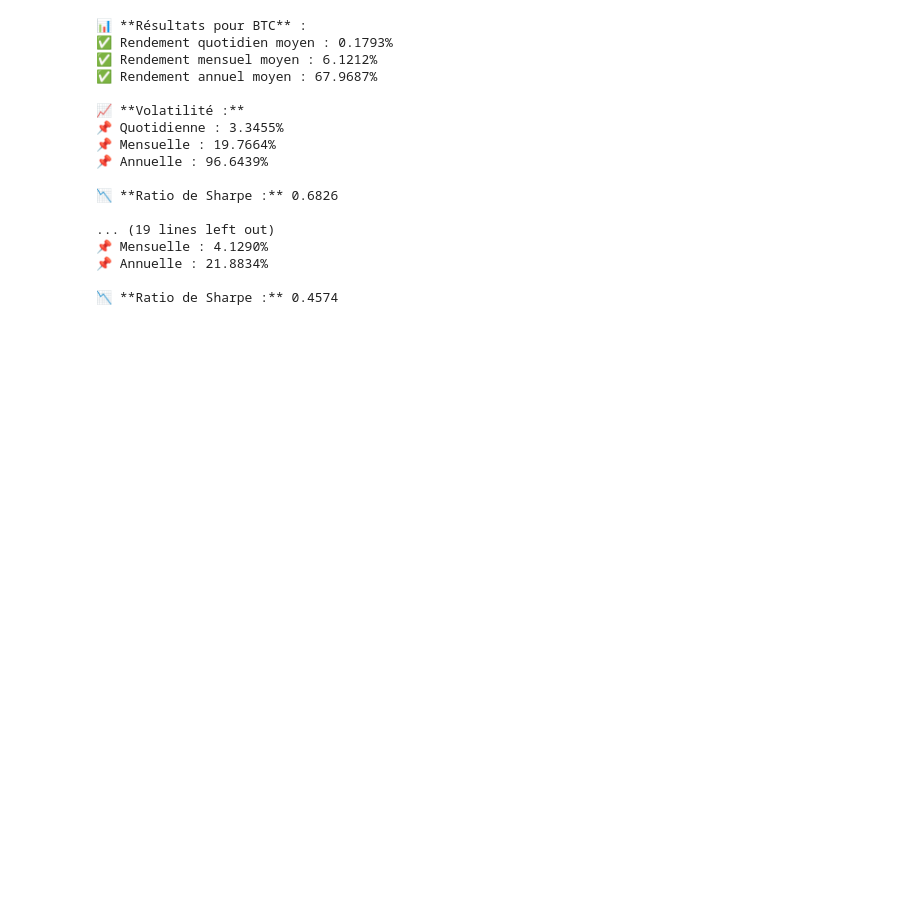
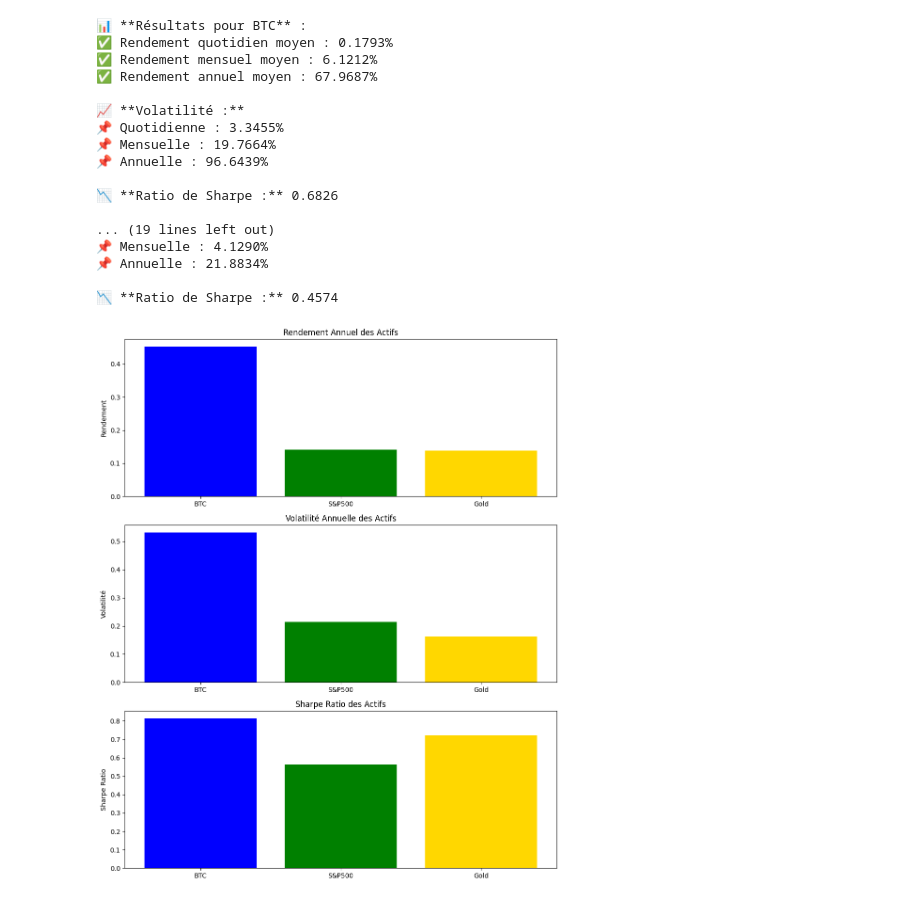
Before and after one commit to julessa/Groupe1_DataBI_Ftech, a Jupyter notebook: Jules/Analyse2.ipynb, the cells around one changed output. Saved outputs shown, nothing was run; the diff lists cells and outputs as text; code cells hidden in the pictures; blank space fills up the shorter version.

Commit message:
Graphiques rendement, volatilité, sharpe ratio

```diff
--- a/Jules/Analyse2.ipynb
+++ b/Jules/Analyse2.ipynb
@@ -340,3 +365,60 @@ df_gold = compute_returns(df_gold, "GOLD")
 📌 Annuelle : 21.8834%
 
 📉 **Ratio de Sharpe :** 0.4574
+# %%
+# Charger les données (exemple, remplacez par vos fichiers)
+df_btc = pd.read_csv('../CSV/df_btc.csv', parse_dates=['Date'])
+df_sp500 = pd.read_csv('../CSV/df_sp500.csv', parse_dates=['Date'])
+df_gold = pd.read_csv('../CSV/df_gold.csv', parse_dates=['Date'])
+
+# Mettre la date en index
+df_btc.set_index('Date', inplace=True)
+df_sp500.set_index('Date', inplace=True)
+df_gold.set_index('Date', inplace=True)
+
+# Calcul du rendement journalier
+df_btc['Returns'] = df_btc['Close'].pct_change()
+df_sp500['Returns'] = df_sp500['Close'].pct_change()
+df_gold['Returns'] = df_gold['Close'].pct_change()
+
+# Calcul du rendement moyen et de la volatilité annuelle
+annual_return = {
+    'BTC': df_btc['Returns'].mean() * 252,
+    'S&P500': df_sp500['Returns'].mean() * 252,
+    'Gold': df_gold['Returns'].mean() * 252
+}
+
+annual_volatility = {
+    'BTC': df_btc['Returns'].std() * np.sqrt(252),
+    'S&P500': df_sp500['Returns'].std() * np.sqrt(252),
+    'Gold': df_gold['Returns'].std() * np.sqrt(252)
+}
+
+# Supposons un taux sans risque de 2%
+risk_free_rate = 0.02
+
+sharpe_ratios = {asset: (annual_return[asset] - risk_free_rate) / annual_volatility[asset]
+                 for asset in annual_return}
+
+# Création des graphiques
+fig, axes = plt.subplots(3, 1, figsize=(10, 12))
+
+# Rendement annuel
+axes[0].bar(annual_return.keys(), annual_return.values(), color=['blue', 'green', 'gold'])
+axes[0].set_title('Rendement Annuel des Actifs')
+axes[0].set_ylabel('Rendement')
+
+# Volatilité annuelle
+axes[1].bar(annual_volatility.keys(), annual_volatility.values(), color=['blue', 'green', 'gold'])
+axes[1].set_title('Volatilité Annuelle des Actifs')
+axes[1].set_ylabel('Volatilité')
+
+# Sharpe Ratio
+axes[2].bar(sharpe_ratios.keys(), sharpe_ratios.values(), color=['blue', 'green', 'gold'])
+axes[2].set_title('Sharpe Ratio des Actifs')
+axes[2].set_ylabel('Sharpe Ratio')
+
+plt.tight_layout()
+plt.show()
+# %% [output]
+[figure, added]
```
Also changed, not shown: parts of 3 cells of this notebook.
